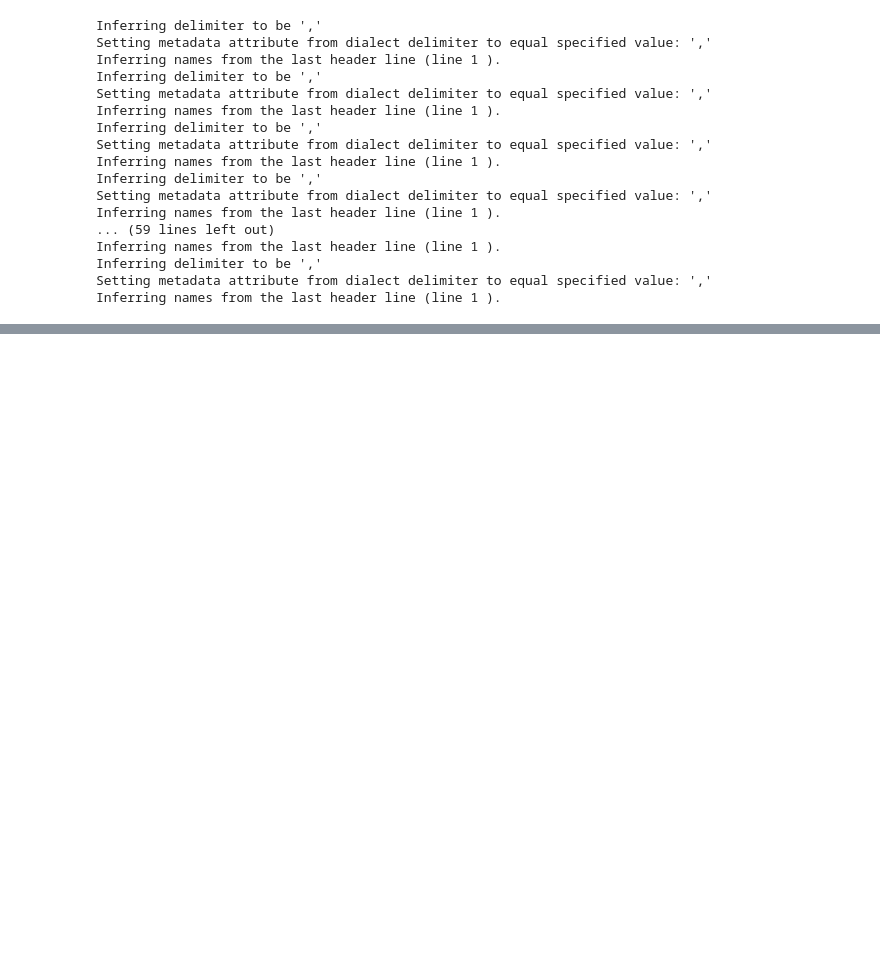
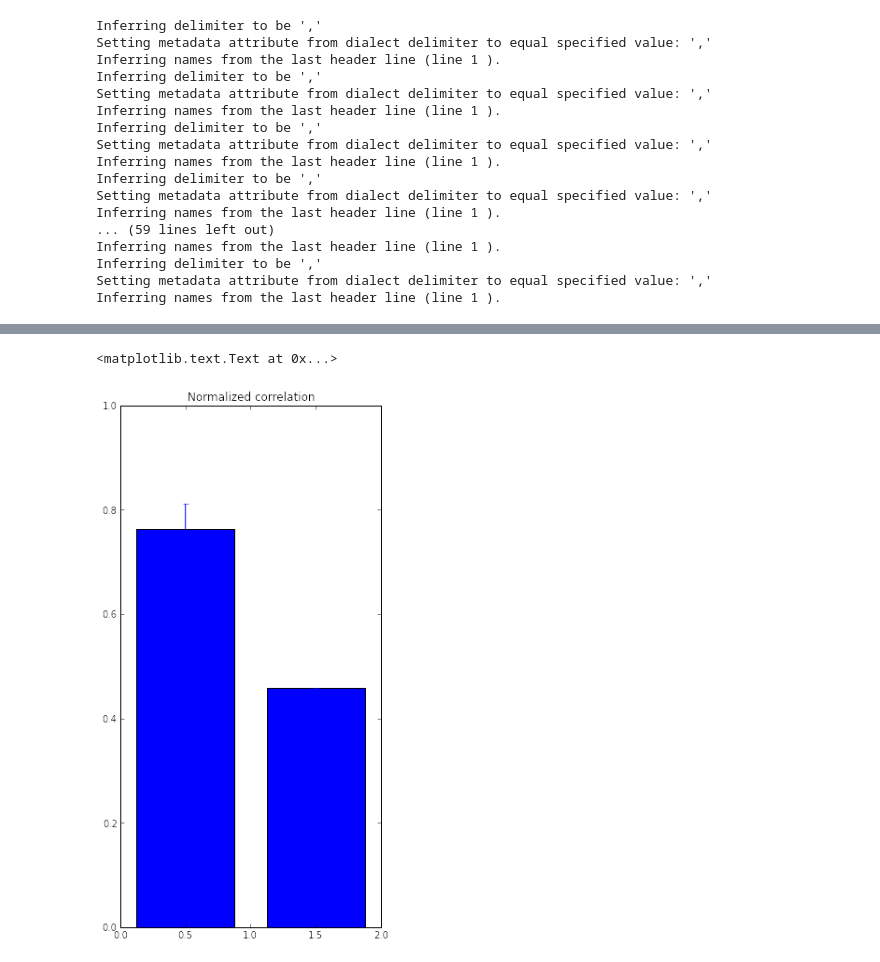
Before and after one commit to dicarlolab/BehavioralBenchmark, a Jupyter notebook: notebooks/consistency_analysis.ipynb, the cells around one changed output, grey strips where cells are left out. Saved outputs shown, nothing was run; the diff lists cells and outputs as text; code cells hidden in the pictures; blank space fills up the shorter version.

```diff
--- a/notebooks/consistency_analysis.ipynb
+++ b/notebooks/consistency_analysis.ipynb
@@ -223,0 +319,13 @@ bar(range(2), [mean_metric_value, model_metric_value], yerr=[error, 0])
+# %%
+mean_metric_value_normalized = mean(normalized)
+error = 1.96*ss.sem(normalized)
+
+pool_IC = ss.spearmanr(rep0_pool, rep1_pool)[0]
+figure(figsize = (5, 10))
+bar([.125, 1.125], [mean_metric_value_normalized, model_metric_value/pool_IC], yerr=[error, 0], width=.75)
+axis([0,2,0,1])
+
+title('Normalized correlation')
+# %% [output]
+<matplotlib.text.Text at 0x...>
+[figure, added]
```
Also changed, not shown: parts of 19 cells of this notebook, 1 other file.
